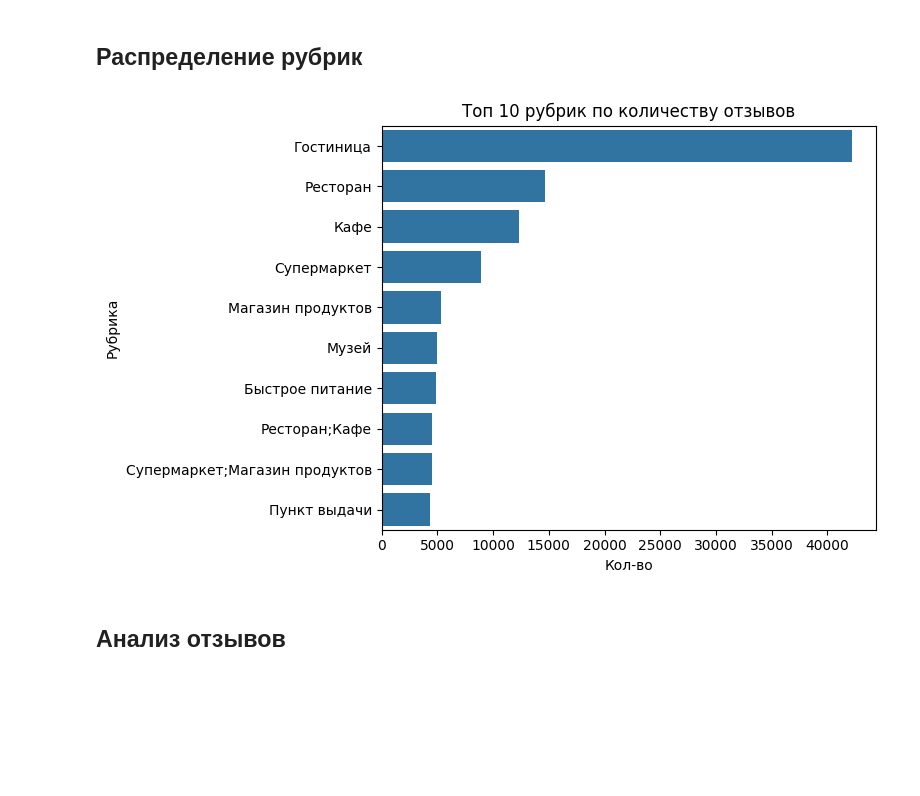
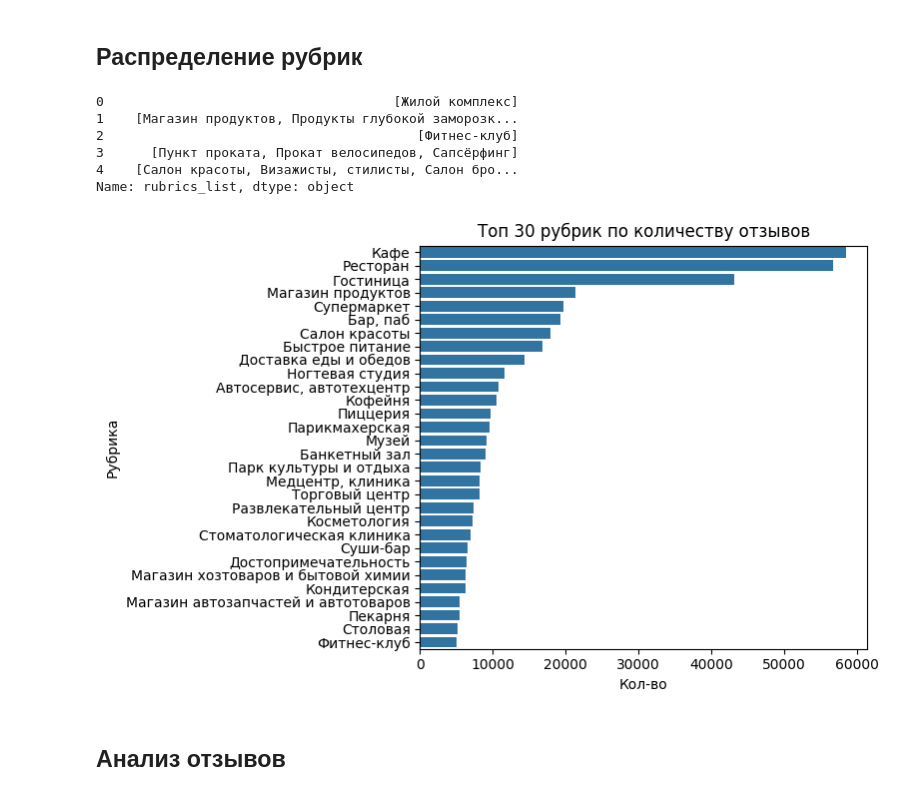
Before and after one commit to miem-refugees/travel-agent, a Jupyter notebook: notebooks/eda.ipynb, the cells around one changed output. Drawn from its saved outputs; the diff is of its cells as text; code cells hidden in the pictures; blank space fills up the shorter version.

```diff
--- a/notebooks/eda.ipynb
+++ b/notebooks/eda.ipynb
@@ -85,16 +85,33 @@ plt.show()
 [figure]
 # %% [markdown]
 ## Распределение рубрик
+# %%
+df["rubrics_list"] = df["rubrics"].str.split(";")
+df["rubrics_list"].head()
+# %% [output]
+0                                     [Жилой комплекс]
+1    [Магазин продуктов, Продукты глубокой заморозк...
+2                                        [Фитнес-клуб]
+3      [Пункт проката, Прокат велосипедов, Сапсёрфинг]
+4    [Салон красоты, Визажисты, стилисты, Салон бро...
+Name: rubrics_list, dtype: object
 # %%
-top_n = 10
-top_rubrics = df["rubrics"].value_counts().nlargest(top_n).index
+exploded = df.explode("rubrics_list")
+exploded["rubrics_list"] = exploded["rubrics_list"].str.strip()
+
+top_n = 30
+top_rubrics = exploded["rubrics_list"].value_counts().nlargest(top_n).index
 
 plt.figure(figsize=(8, 5))
-sns.countplot(y="rubrics", data=df[df["rubrics"].isin(top_rubrics)], order=top_rubrics)
+sns.countplot(
+    y="rubrics_list",
+    data=exploded[exploded["rubrics_list"].isin(top_rubrics)],
+    order=top_rubrics,
+)
 plt.title(f"Топ {top_n} рубрик по количеству отзывов")
 plt.xlabel("Кол-во")
 plt.ylabel("Рубрика")
 plt.tight_layout()
 plt.show()
 # %% [output]
-[figure, old version]
+[figure, new version]
```
Also changed, not shown: parts of 1 cell of this notebook, 10 other files.
